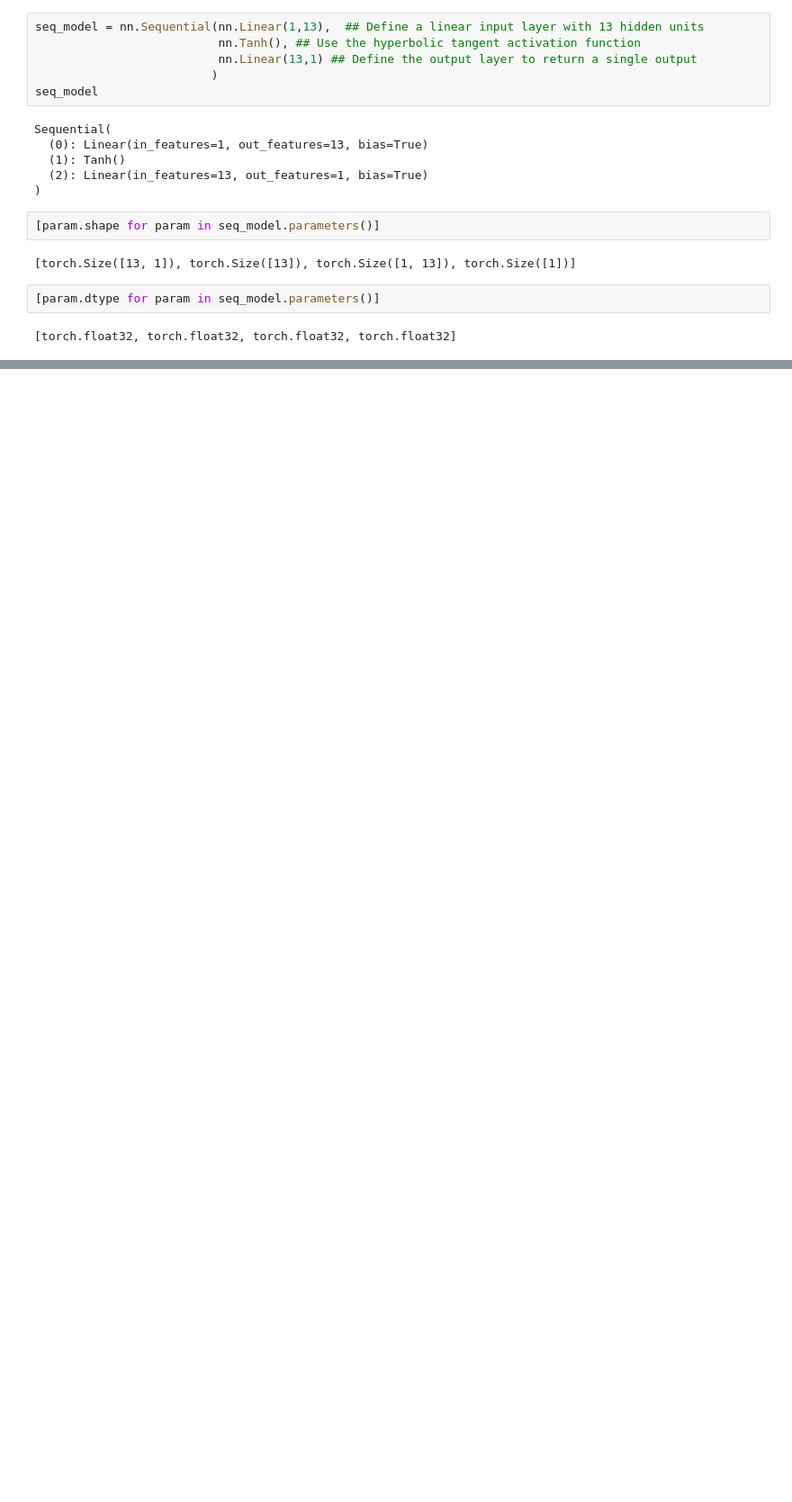
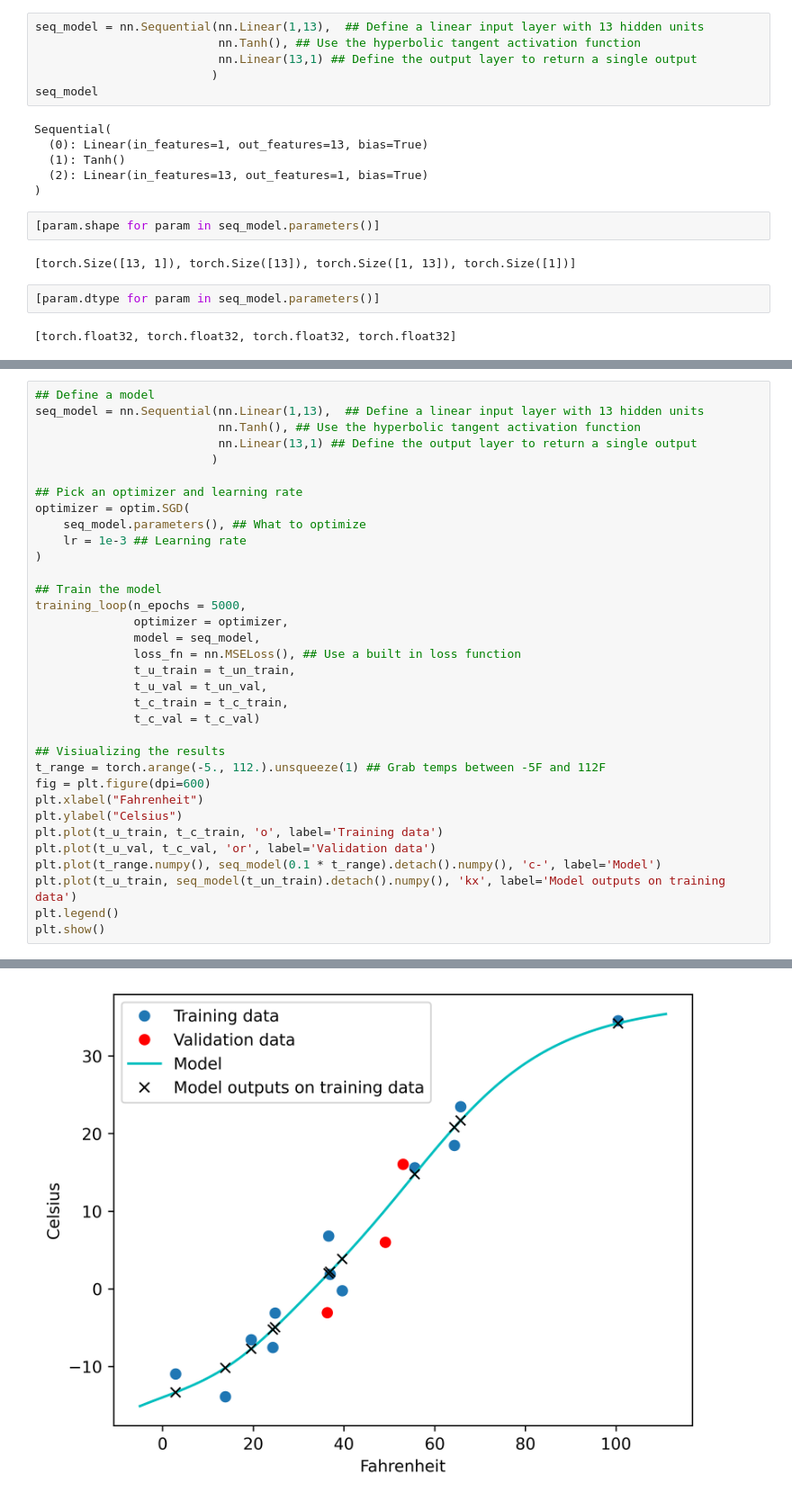
Before and after one commit to marcoswastaken/dl_practice, a Jupyter notebook: torch_basic_using_built_ins.ipynb, the cells around one changed output, grey strips where cells are left out. Shown at 90% size. Drawn from its saved outputs; the diff is of its cells as text; blank space fills up the shorter version.

```diff
--- a/torch_basic_using_built_ins.ipynb
+++ b/torch_basic_using_built_ins.ipynb
@@ -247,0 +334,35 @@ RuntimeError: mat1 and mat2 must have the same dtype, but got Double and Float
+# %%
+## Define a model
+seq_model = nn.Sequential(nn.Linear(1,13),  ## Define a linear input layer with 13 hidden units
+                          nn.Tanh(), ## Use the hyperbolic tangent activation function
+                          nn.Linear(13,1) ## Define the output layer to return a single output
+                         )
+
+## Pick an optimizer and learning rate
+optimizer = optim.SGD(
+    seq_model.parameters(), ## What to optimize
+    lr = 1e-3 ## Learning rate
+)
+
+## Train the model
+training_loop(n_epochs = 5000,
+              optimizer = optimizer,
+              model = seq_model,
+              loss_fn = nn.MSELoss(), ## Use a built in loss function
+              t_u_train = t_un_train,
+              t_u_val = t_un_val,
+              t_c_train = t_c_train,
+              t_c_val = t_c_val)
+
+## Visiualizing the results
+t_range = torch.arange(-5., 112.).unsqueeze(1) ## Grab temps between -5F and 112F
+fig = plt.figure(dpi=600)
+plt.xlabel("Fahrenheit")
+plt.ylabel("Celsius")
+plt.plot(t_u_train, t_c_train, 'o', label='Training data')
+plt.plot(t_u_val, t_c_val, 'or', label='Validation data')
+plt.plot(t_range.numpy(), seq_model(0.1 * t_range).detach().numpy(), 'c-', label='Model')
+plt.plot(t_u_train, seq_model(t_un_train).detach().numpy(), 'kx', label='Model outputs on training data')
+plt.legend()
+plt.show()
+# %% [output]
@@ -247,0 +384 @@ RuntimeError: mat1 and mat2 must have the same dtype, but got Double and Float
+[figure, added]
```
Also changed, not shown: parts of 24 cells of this notebook.
